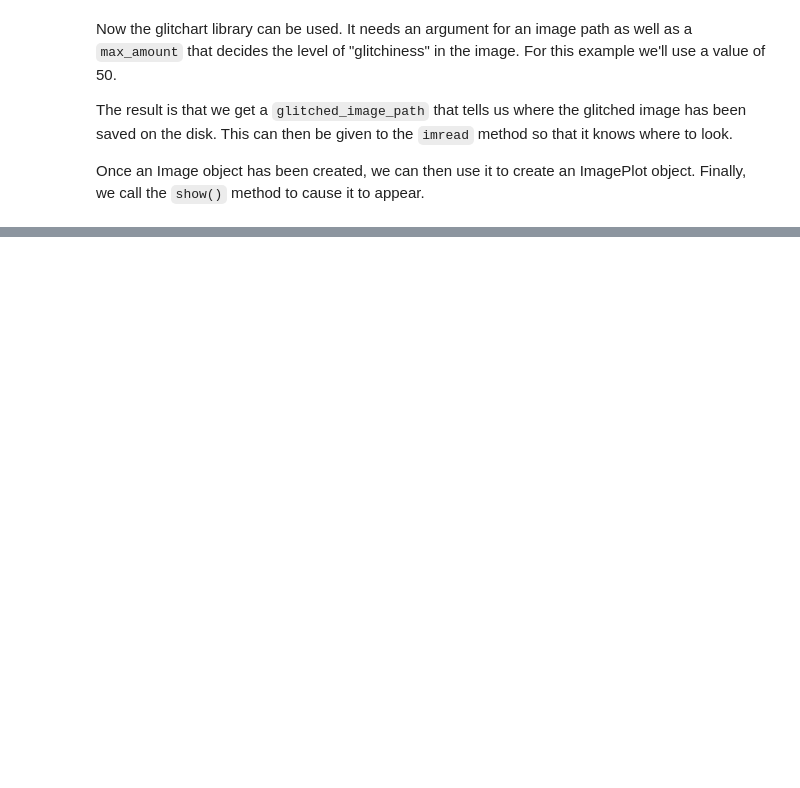
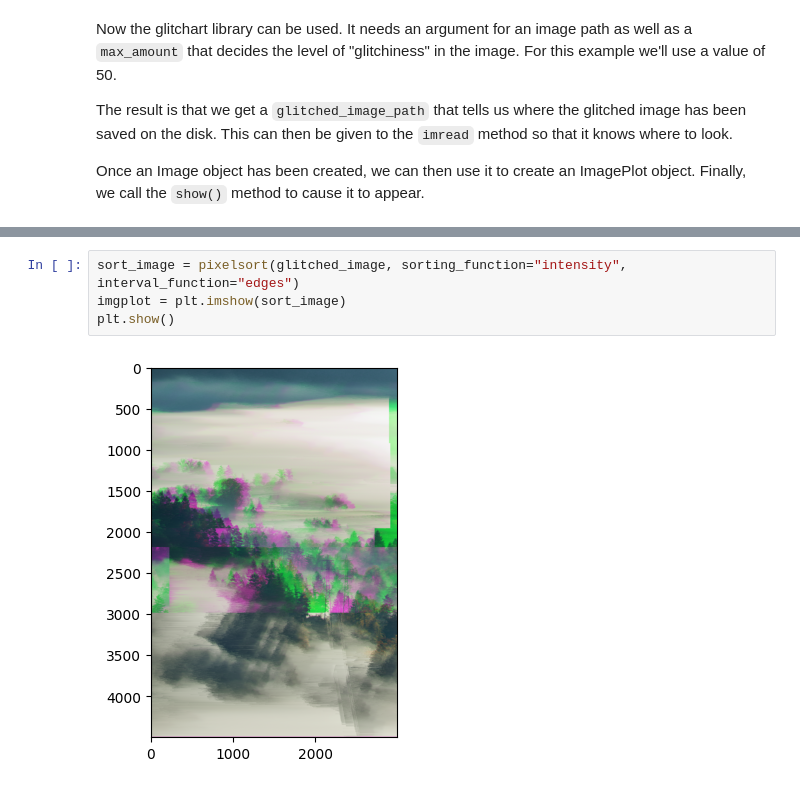
Before and after one commit to DolicaAkelloEgwel/python-workshops, a Jupyter notebook: python-for-beginners/python-for-beginners.ipynb, the cells around one changed output, grey strips where cells are left out. Cells and saved outputs as stored; diff of their text form; blank space fills up the shorter version.

```diff
--- a/python-for-beginners/python-for-beginners.ipynb
+++ b/python-for-beginners/python-for-beginners.ipynb
@@ -239,0 +268,6 @@ plt.show()
+# %%
+sort_image = pixelsort(glitched_image, sorting_function="intensity", interval_function="edges")
+imgplot = plt.imshow(sort_image)
+plt.show()
+# %% [output]
+[figure, added]
```
Also changed, not shown: parts of 9 cells of this notebook, 1 other file.
